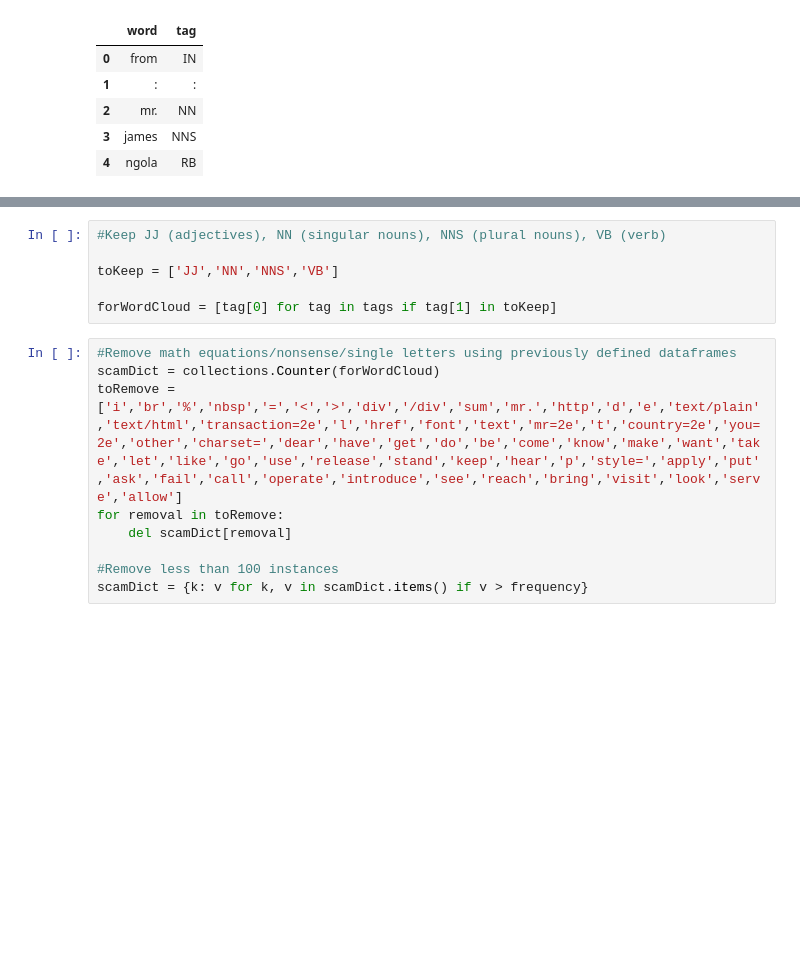
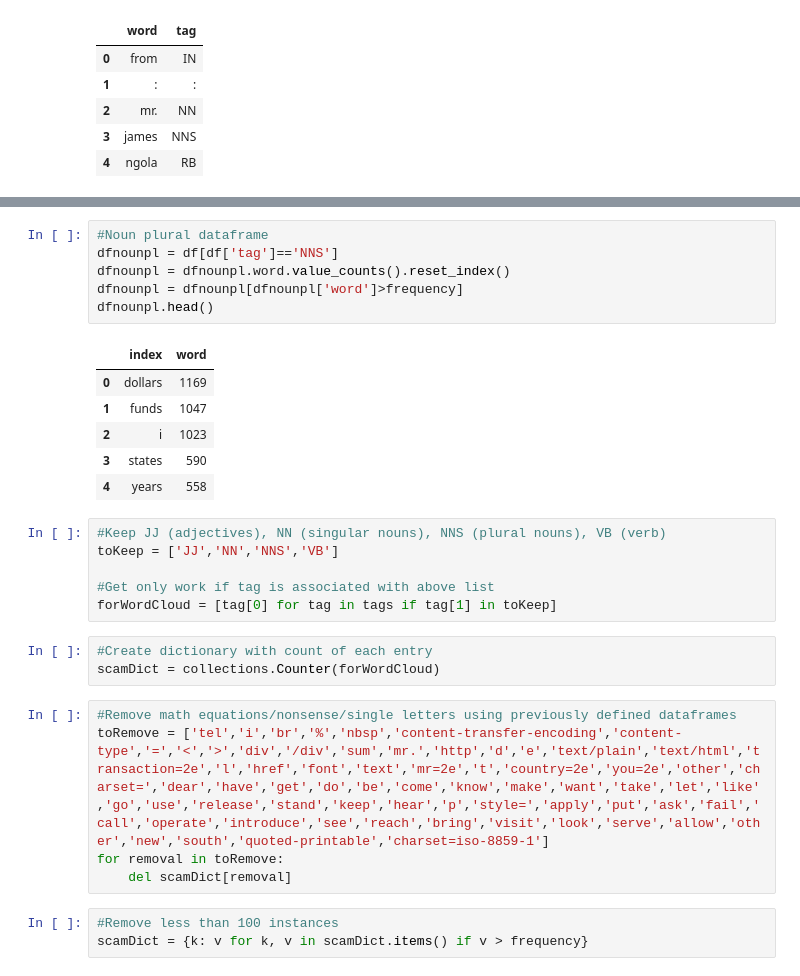
Before and after one commit to JSemelhago/FraudEmailAnalysis, a Jupyter notebook: src/FraudEmails.ipynb, the cells around one changed output, grey strips where cells are left out. Cells and saved outputs as stored; diff of their text form; blank space fills up the shorter version.

```diff
--- a/src/FraudEmails.ipynb
+++ b/src/FraudEmails.ipynb
@@ -96,16 +108,31 @@ dfnoun.head()
+# %%
+#Noun plural dataframe
+dfnounpl = df[df['tag']=='NNS']
+dfnounpl = dfnounpl.word.value_counts().reset_index()
+dfnounpl = dfnounpl[dfnounpl['word']>frequency]
+dfnounpl.head()
+# %% [output]
+|  | index | word |
+| 0 | dollars | 1169 |
+| 1 | funds | 1047 |
+| 2 | i | 1023 |
+| 3 | states | 590 |
+| 4 | years | 558 |
 # %%
 #Keep JJ (adjectives), NN (singular nouns), NNS (plural nouns), VB (verb)
-
 toKeep = ['JJ','NN','NNS','VB']
 
+#Get only work if tag is associated with above list
 forWordCloud = [tag[0] for tag in tags if tag[1] in toKeep]
+# %%
+#Create dictionary with count of each entry
+scamDict = collections.Counter(forWordCloud)
 # %%
 #Remove math equations/nonsense/single letters using previously defined dataframes
-scamDict = collections.Counter(forWordCloud)
-toRemove = ['i','br','%','nbsp','=','<','>','div','/div','sum','mr.','http','d','e','text/plain','text/html','transaction=2e','l','href','font','text','mr=2e','t','country=2e','you=2e','other','charset=','dear','have','get','do','be','come','know','make','want','take','let','like','go','use','release','stand','keep','hear','p','style=','apply','put','ask','fail','call','operate','introduce','see','reach','bring','visit','look','serve','allow']
+toRemove = ['tel','i','br','%','nbsp','content-transfer-encoding','content-type','=','<','>','div','/div','sum','mr.','http','d','e','text/plain','text/html','transaction=2e','l','href','font','text','mr=2e','t','country=2e','you=2e','other','charset=','dear','have','get','do','be','come','know','make','want','take','let','like','go','use','release','stand','keep','hear','p','style=','apply','put','ask','fail','call','operate','introduce','see','reach','bring','visit','look','serve','allow','other','new','south','quoted-printable','charset=iso-8859-1']
 for removal in toRemove:
     del scamDict[removal]
-
-#Remove less than 100 instances
-scamDict = {k: v for k, v in scamDict.items() if v > frequency}
+# %%
+#Remove less than 100 instances
+scamDict = {k: v for k, v in scamDict.items() if v > frequency}
 # %%
```
Also changed, not shown: parts of 8 cells of this notebook, 1 other file.
